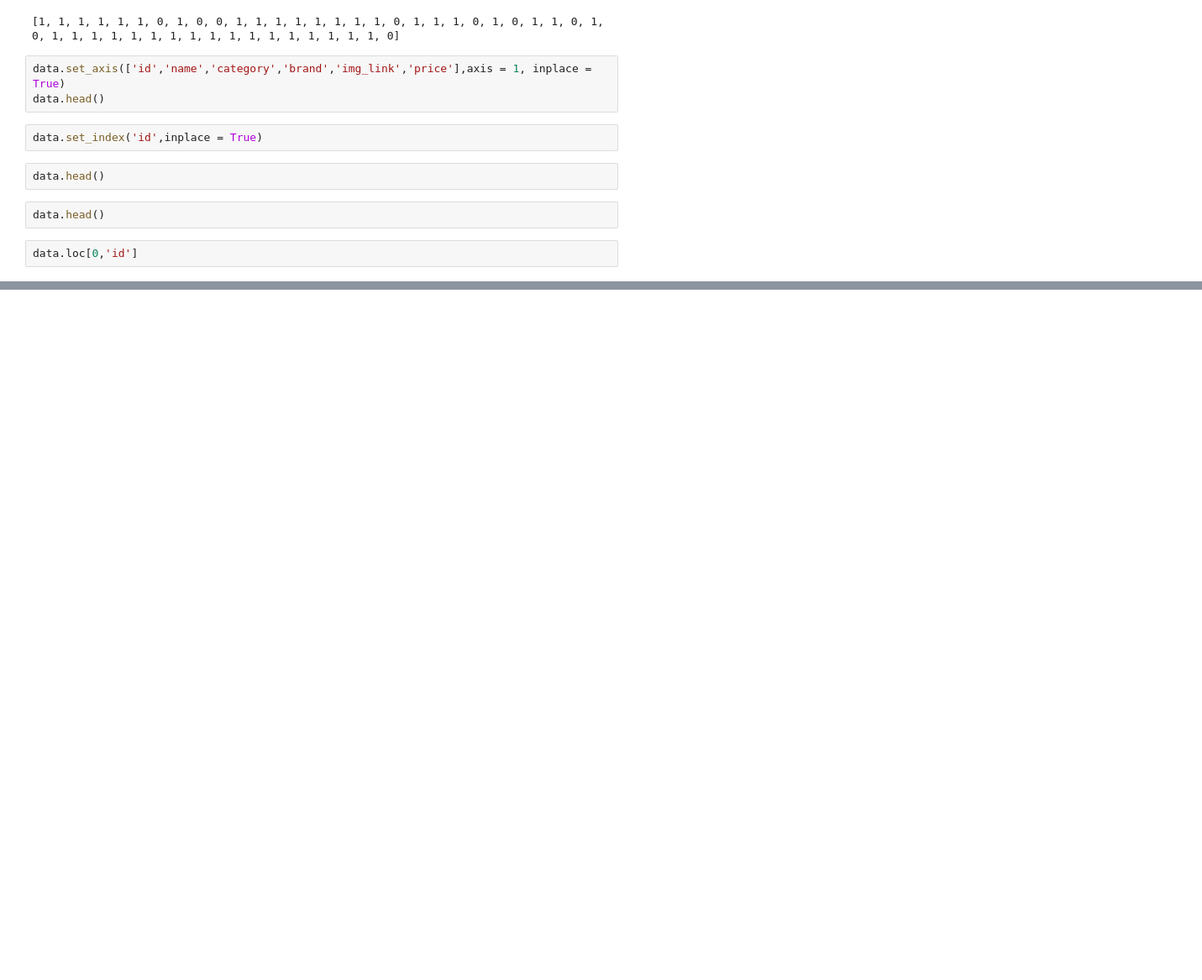
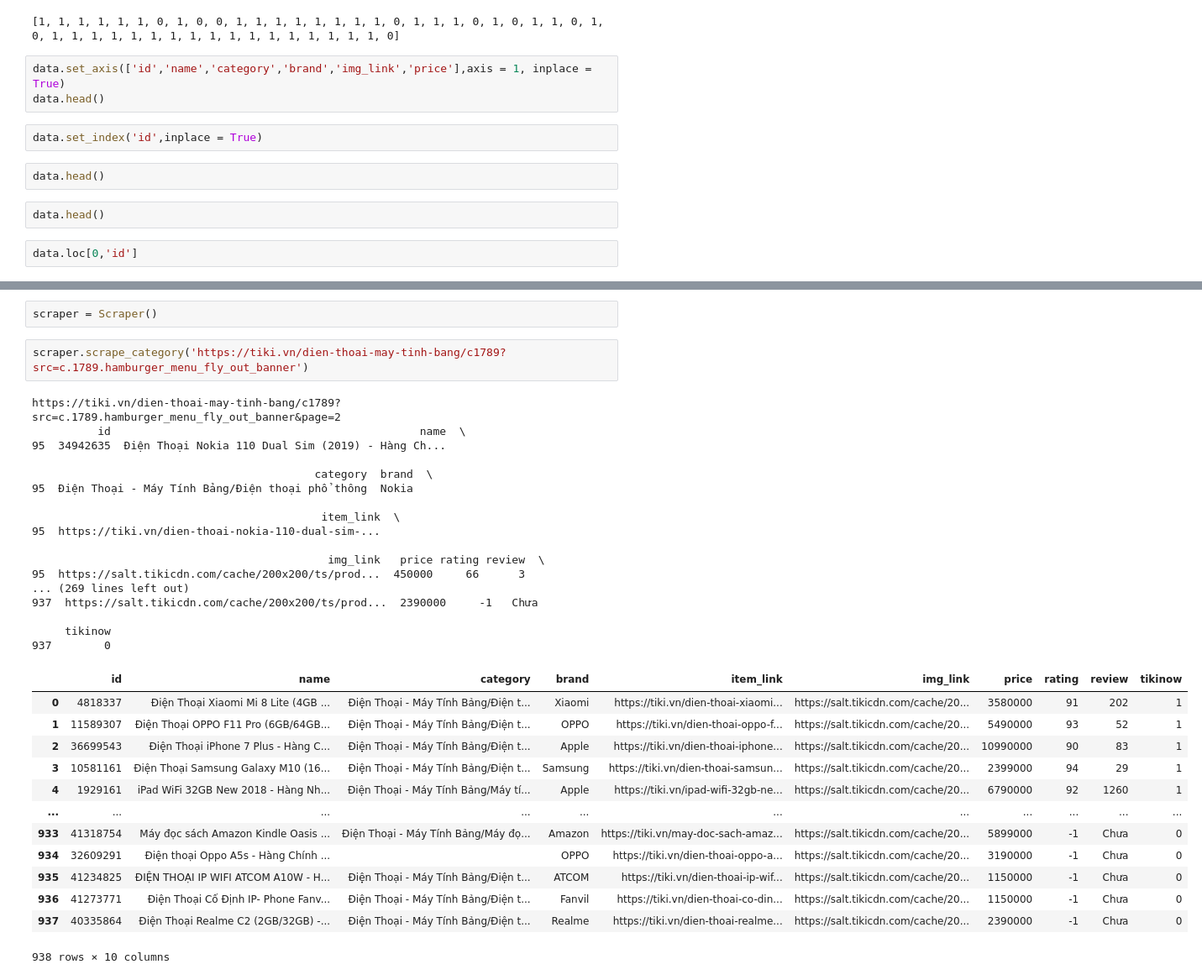
Before and after one commit to brookyct95/tiki_scraping, a Jupyter notebook: Untitled.ipynb, the cells around one changed output, grey strips where cells are left out. Shown at 84% size. Drawn from its saved outputs; the diff is of its cells as text; blank space fills up the shorter version.

Commit message:
add scrape_category

```diff
--- a/Untitled.ipynb
+++ b/Untitled.ipynb
@@ -152,0 +210,35 @@ url_lish = ''
+# %%
+scraper = Scraper()
+# %%
+scraper.scrape_category('https://tiki.vn/dien-thoai-may-tinh-bang/c1789?src=c.1789.hamburger_menu_fly_out_banner')
+# %% [output]
+https://tiki.vn/dien-thoai-may-tinh-bang/c1789?src=c.1789.hamburger_menu_fly_out_banner&page=2
+          id                                               name  \
+95  34942635  Điện Thoại Nokia 110 Dual Sim (2019) - Hàng Ch...
+
+                                           category  brand  \
+95  Điện Thoại - Máy Tính Bảng/Điện thoại phổ thông  Nokia
+
+                                            item_link  \
+95  https://tiki.vn/dien-thoai-nokia-110-dual-sim-...
+
+                                             img_link   price rating review  \
+95  https://salt.tikicdn.com/cache/200x200/ts/prod...  450000     66      3
+... (269 lines left out)
+937  https://salt.tikicdn.com/cache/200x200/ts/prod...  2390000     -1   Chưa
+
+     tikinow
+937        0
+|  | id | name | category | brand | item_link | img_link | price | rating | review | tikinow |
+| 0 | 4818337 | Điện Thoại Xiaomi Mi 8 Lite (4GB ... | Điện Thoại - Máy Tính Bảng/Điện t... | Xiaomi | https://tiki.vn/dien-thoai-xiaomi... | https://salt.tikicdn.com/cache/20... | 3580000 | 91 | 202 | 1 |
+| 1 | 11589307 | Điện Thoại OPPO F11 Pro (6GB/64GB... | Điện Thoại - Máy Tính Bảng/Điện t... | OPPO | https://tiki.vn/dien-thoai-oppo-f... | https://salt.tikicdn.com/cache/20... | 5490000 | 93 | 52 | 1 |
+| 2 | 36699543 | Điện Thoại iPhone 7 Plus - Hàng C... | Điện Thoại - Máy Tính Bảng/Điện t... | Apple | https://tiki.vn/dien-thoai-iphone... | https://salt.tikicdn.com/cache/20... | 10990000 | 90 | 83 | 1 |
+| 3 | 10581161 | Điện Thoại Samsung Galaxy M10 (16... | Điện Thoại - Máy Tính Bảng/Điện t... | Samsung | https://tiki.vn/dien-thoai-samsun... | https://salt.tikicdn.com/cache/20... | 2399000 | 94 | 29 | 1 |
+| 4 | 1929161 | iPad WiFi 32GB New 2018 - Hàng Nh... | Điện Thoại - Máy Tính Bảng/Máy tí... | Apple | https://tiki.vn/ipad-wifi-32gb-ne... | https://salt.tikicdn.com/cache/20... | 6790000 | 92 | 1260 | 1 |
+| ... | ... | ... | ... | ... | ... | ... | ... | ... | ... | ... |
+| 933 | 41318754 | Máy đọc sách Amazon Kindle Oasis ... | Điện Thoại - Máy Tính Bảng/Máy đọ... | Amazon | https://tiki.vn/may-doc-sach-amaz... | https://salt.tikicdn.com/cache/20... | 5899000 | -1 | Chưa | 0 |
+| 934 | 32609291 | Điện thoại Oppo A5s - Hàng Chính ... |  | OPPO | https://tiki.vn/dien-thoai-oppo-a... | https://salt.tikicdn.com/cache/20... | 3190000 | -1 | Chưa | 0 |
+| 935 | 41234825 | ĐIỆN THOẠI IP WIFI ATCOM A10W - H... | Điện Thoại - Máy Tính Bảng/Điện t... | ATCOM | https://tiki.vn/dien-thoai-ip-wif... | https://salt.tikicdn.com/cache/20... | 1150000 | -1 | Chưa | 0 |
+| 936 | 41273771 | Điện Thoại Cố Định IP- Phone Fanv... | Điện Thoại - Máy Tính Bảng/Điện t... | Fanvil | https://tiki.vn/dien-thoai-co-din... | https://salt.tikicdn.com/cache/20... | 1150000 | -1 | Chưa | 0 |
+| 937 | 40335864 | Điện Thoại Realme C2 (2GB/32GB) -... | Điện Thoại - Máy Tính Bảng/Điện t... | Realme | https://tiki.vn/dien-thoai-realme... | https://salt.tikicdn.com/cache/20... | 2390000 | -1 | Chưa | 0 |
+938 rows × 10 columns
```
Also changed, not shown: parts of 6 cells of this notebook, 2 other files.
